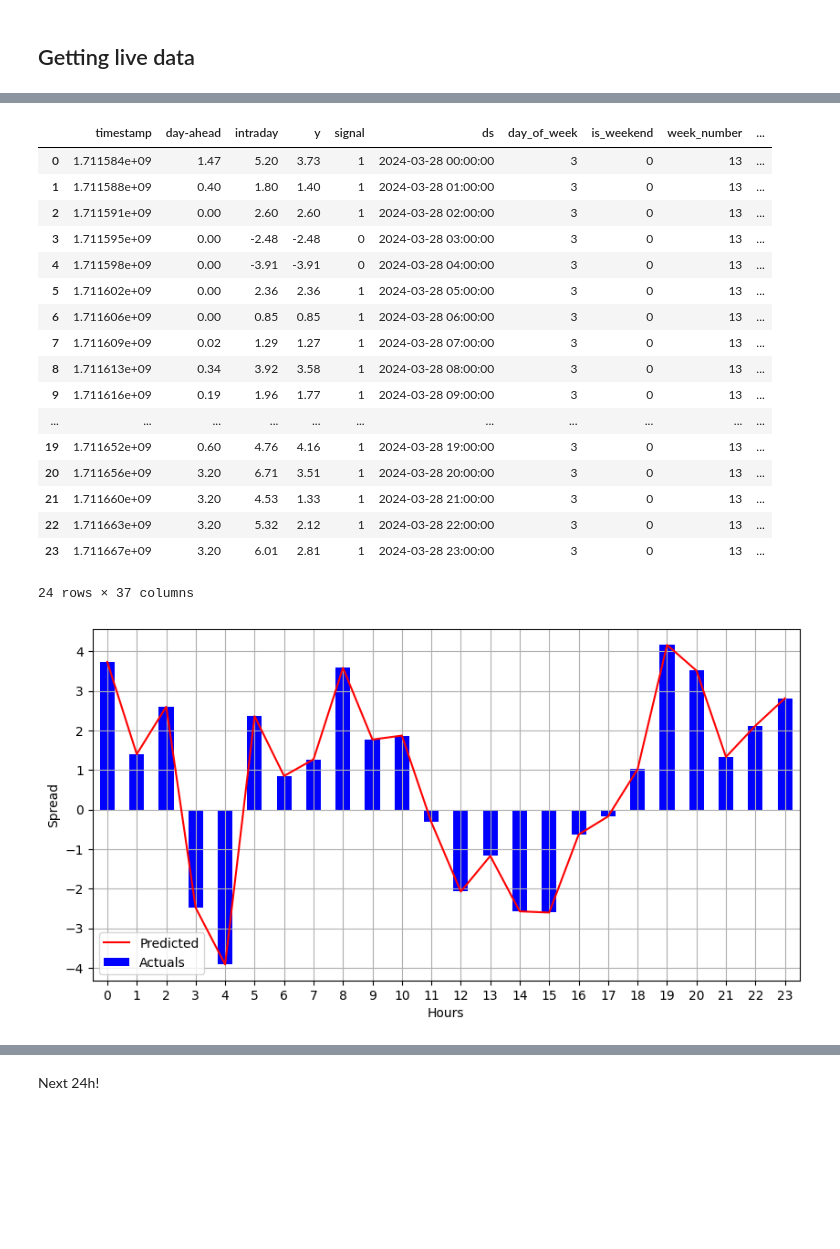
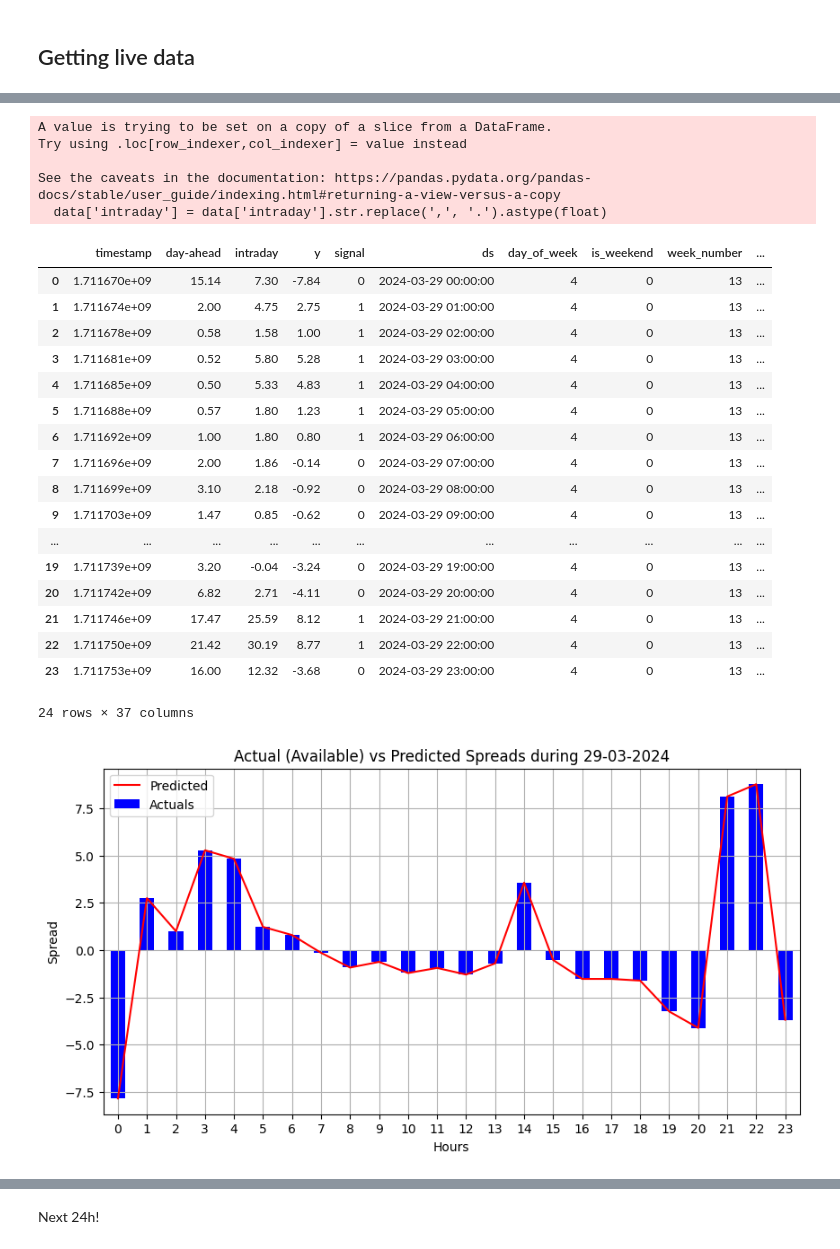
Before and after one commit to mzaoualim/electricity-price-forecasting, a Jupyter notebook: electricity_price_forcasting.ipynb, the cells around one changed output, grey strips where cells are left out. Cells and saved outputs as stored; diff of their text form; code cells hidden in the pictures; blank space fills up the shorter version.

```diff
--- a/electricity_price_forcasting.ipynb
+++ b/electricity_price_forcasting.ipynb
@@ -991,5 +994,5 @@ def data_loader(price:str, days:int):
     os.chdir(working_dir)
     return data
 # %%
-dap = data_loader('day-ahead', 5)
-idp = data_loader('intraday', 5)
+dap = data_loader('day-ahead', 4)
+idp = data_loader('intraday', 4)
@@ -1063,40 +1062,48 @@ def data_formater(dap, idp):
 data = data_formater(dap, idp)
 data
 # %% [output]
+A value is trying to be set on a copy of a slice from a DataFrame.
+Try using .loc[row_indexer,col_indexer] = value instead
+
+See the caveats in the documentation: https://pandas.pydata.org/pandas-docs/stable/user_guide/indexing.html#returning-a-view-versus-a-copy
+  data['intraday'] = data['intraday'].str.replace(',', '.').astype(float)
 |  | timestamp | day-ahead | intraday | y | signal | ds | day_of_week | is_weekend | week_number | ... |
-| 0 | 1.711584e+09 | 1.47 | 5.20 | 3.73 | 1 | 2024-03-28 00:00:00 | 3 | 0 | 13 | ... |
-| 1 | 1.711588e+09 | 0.40 | 1.80 | 1.40 | 1 | 2024-03-28 01:00:00 | 3 | 0 | 13 | ... |
-| 2 | 1.711591e+09 | 0.00 | 2.60 | 2.60 | 1 | 2024-03-28 02:00:00 | 3 | 0 | 13 | ... |
-| 3 | 1.711595e+09 | 0.00 | -2.48 | -2.48 | 0 | 2024-03-28 03:00:00 | 3 | 0 | 13 | ... |
-| 4 | 1.711598e+09 | 0.00 | -3.91 | -3.91 | 0 | 2024-03-28 04:00:00 | 3 | 0 | 13 | ... |
-| 5 | 1.711602e+09 | 0.00 | 2.36 | 2.36 | 1 | 2024-03-28 05:00:00 | 3 | 0 | 13 | ... |
-| 6 | 1.711606e+09 | 0.00 | 0.85 | 0.85 | 1 | 2024-03-28 06:00:00 | 3 | 0 | 13 | ... |
-| 7 | 1.711609e+09 | 0.02 | 1.29 | 1.27 | 1 | 2024-03-28 07:00:00 | 3 | 0 | 13 | ... |
-| 8 | 1.711613e+09 | 0.34 | 3.92 | 3.58 | 1 | 2024-03-28 08:00:00 | 3 | 0 | 13 | ... |
-| 9 | 1.711616e+09 | 0.19 | 1.96 | 1.77 | 1 | 2024-03-28 09:00:00 | 3 | 0 | 13 | ... |
+| 0 | 1.711670e+09 | 15.14 | 7.30 | -7.84 | 0 | 2024-03-29 00:00:00 | 4 | 0 | 13 | ... |
+| 1 | 1.711674e+09 | 2.00 | 4.75 | 2.75 | 1 | 2024-03-29 01:00:00 | 4 | 0 | 13 | ... |
+| 2 | 1.711678e+09 | 0.58 | 1.58 | 1.00 | 1 | 2024-03-29 02:00:00 | 4 | 0 | 13 | ... |
+| 3 | 1.711681e+09 | 0.52 | 5.80 | 5.28 | 1 | 2024-03-29 03:00:00 | 4 | 0 | 13 | ... |
+| 4 | 1.711685e+09 | 0.50 | 5.33 | 4.83 | 1 | 2024-03-29 04:00:00 | 4 | 0 | 13 | ... |
+| 5 | 1.711688e+09 | 0.57 | 1.80 | 1.23 | 1 | 2024-03-29 05:00:00 | 4 | 0 | 13 | ... |
+| 6 | 1.711692e+09 | 1.00 | 1.80 | 0.80 | 1 | 2024-03-29 06:00:00 | 4 | 0 | 13 | ... |
+| 7 | 1.711696e+09 | 2.00 | 1.86 | -0.14 | 0 | 2024-03-29 07:00:00 | 4 | 0 | 13 | ... |
+| 8 | 1.711699e+09 | 3.10 | 2.18 | -0.92 | 0 | 2024-03-29 08:00:00 | 4 | 0 | 13 | ... |
+| 9 | 1.711703e+09 | 1.47 | 0.85 | -0.62 | 0 | 2024-03-29 09:00:00 | 4 | 0 | 13 | ... |
 | ... | ... | ... | ... | ... | ... | ... | ... | ... | ... | ... |
-| 19 | 1.711652e+09 | 0.60 | 4.76 | 4.16 | 1 | 2024-03-28 19:00:00 | 3 | 0 | 13 | ... |
-| 20 | 1.711656e+09 | 3.20 | 6.71 | 3.51 | 1 | 2024-03-28 20:00:00 | 3 | 0 | 13 | ... |
-| 21 | 1.711660e+09 | 3.20 | 4.53 | 1.33 | 1 | 2024-03-28 21:00:00 | 3 | 0 | 13 | ... |
-| 22 | 1.711663e+09 | 3.20 | 5.32 | 2.12 | 1 | 2024-03-28 22:00:00 | 3 | 0 | 13 | ... |
-| 23 | 1.711667e+09 | 3.20 | 6.01 | 2.81 | 1 | 2024-03-28 23:00:00 | 3 | 0 | 13 | ... |
+| 19 | 1.711739e+09 | 3.20 | -0.04 | -3.24 | 0 | 2024-03-29 19:00:00 | 4 | 0 | 13 | ... |
+| 20 | 1.711742e+09 | 6.82 | 2.71 | -4.11 | 0 | 2024-03-29 20:00:00 | 4 | 0 | 13 | ... |
+| 21 | 1.711746e+09 | 17.47 | 25.59 | 8.12 | 1 | 2024-03-29 21:00:00 | 4 | 0 | 13 | ... |
+| 22 | 1.711750e+09 | 21.42 | 30.19 | 8.77 | 1 | 2024-03-29 22:00:00 | 4 | 0 | 13 | ... |
+| 23 | 1.711753e+09 | 16.00 | 12.32 | -3.68 | 0 | 2024-03-29 23:00:00 | 4 | 0 | 13 | ... |
-24 rows × 37 columns
+24 rows × 37 columns
 # %%
 # predicted spread vs actual
 data_to_model = data.loc[:, 'ds':].copy()
 
 # plot predicted vs actual spread
 plt.figure(figsize=(10,5))
 plt.xlabel('Hours')
+xticklabels_labels = [i for i in range(0,24)]
 plt.ylabel('Spread')
 
 ax1 = data['y'].plot(kind='bar', color='blue', grid=True, label='Actuals')
 ax2 = model.predict(data_to_model)['yhat'].plot(color='red', grid=True, label='Predicted')
+ax1.set_xticklabels(xticklabels_labels, rotation=0)
 
 plt.legend()
+plt.title('Actual (Available) vs Predicted Spreads during %s' % (data_to_model['ds'][1].strftime('%d-%m-%Y')))
 plt.show()
 # %% [output]
-[figure, old version]
+[figure, new version]
 # %%
 # predicted signal vs actual
 ## classification report
```
Also changed, not shown: parts of 13 cells of this notebook.
